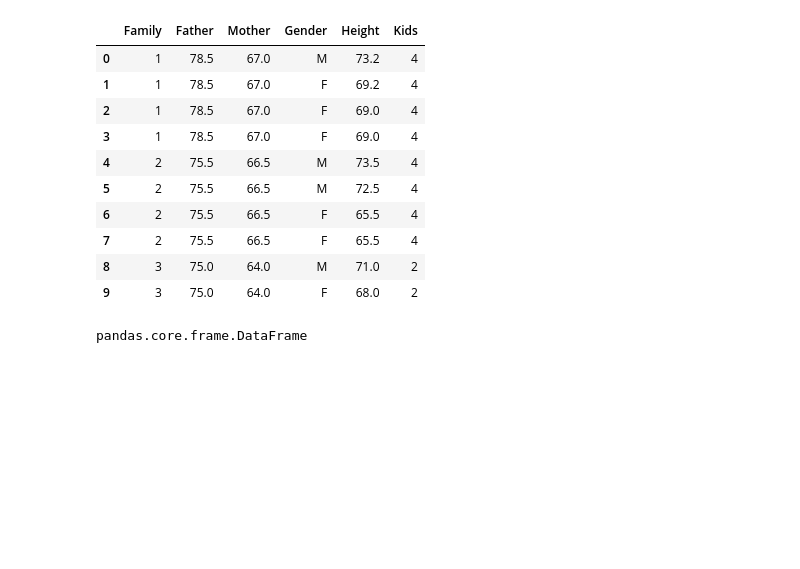
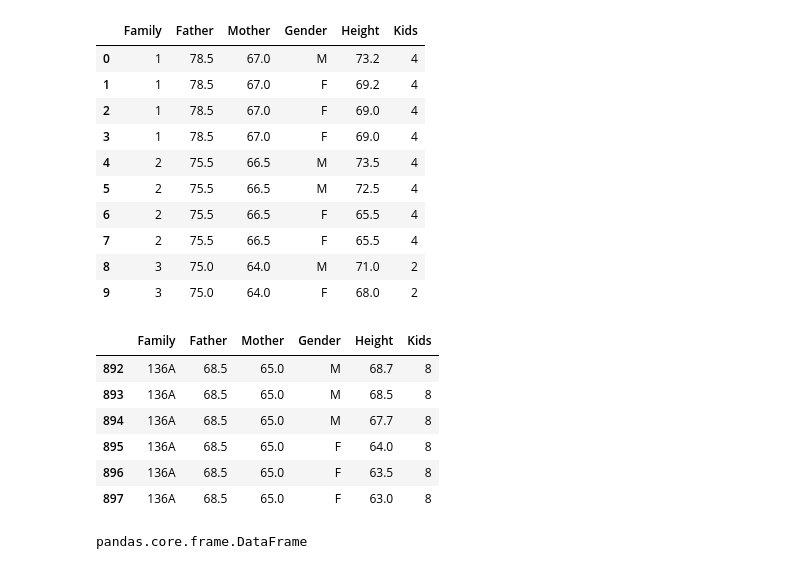
Before and after one commit to benjov/Econometria-II-2024, a Jupyter notebook: Clase_intro_ToolBox/Clase_0.ipynb, the cells around one changed output. Cells and saved outputs as stored; diff of their text form; code cells hidden in the pictures; blank space fills up the shorter version.

```diff
--- a/Clase_intro_ToolBox/Clase_0.ipynb
+++ b/Clase_intro_ToolBox/Clase_0.ipynb
@@ -492,6 +494,16 @@ df.head(n=10)
 | 7 | 2 | 75.5 | 66.5 | F | 65.5 | 4 |
 | 8 | 3 | 75.0 | 64.0 | M | 71.0 | 2 |
 | 9 | 3 | 75.0 | 64.0 | F | 68.0 | 2 |
+# %%
+df.tail(6)
+# %% [output]
+|  | Family | Father | Mother | Gender | Height | Kids |
+| 892 | 136A | 68.5 | 65.0 | M | 68.7 | 8 |
+| 893 | 136A | 68.5 | 65.0 | M | 68.5 | 8 |
+| 894 | 136A | 68.5 | 65.0 | M | 67.7 | 8 |
+| 895 | 136A | 68.5 | 65.0 | F | 64.0 | 8 |
+| 896 | 136A | 68.5 | 65.0 | F | 63.5 | 8 |
+| 897 | 136A | 68.5 | 65.0 | F | 63.0 | 8 |
 # %%
 type(df)
 # %% [output]
```
Also changed, not shown: parts of 23 cells of this notebook, 1 other file.
